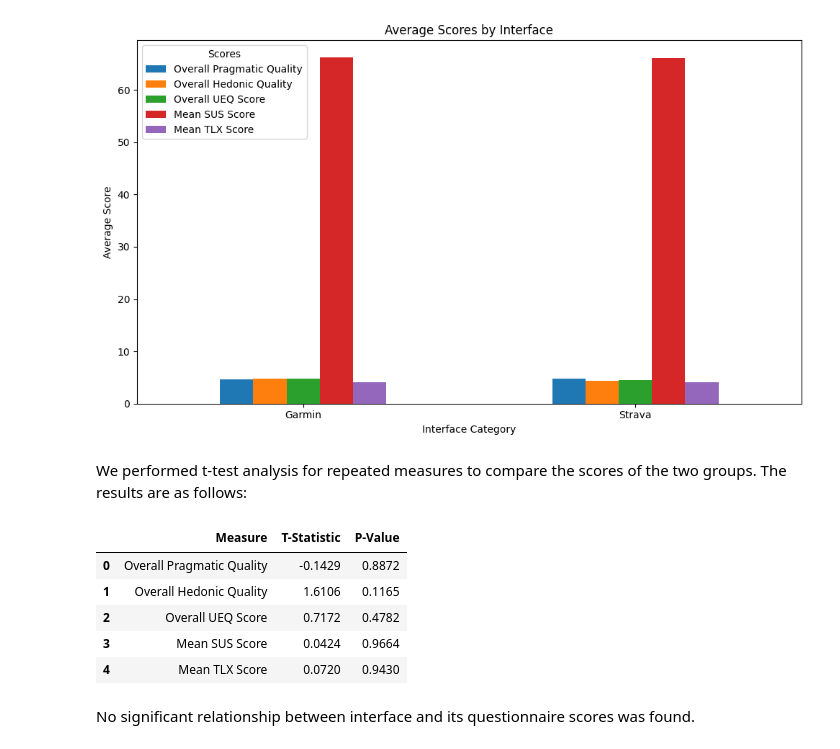
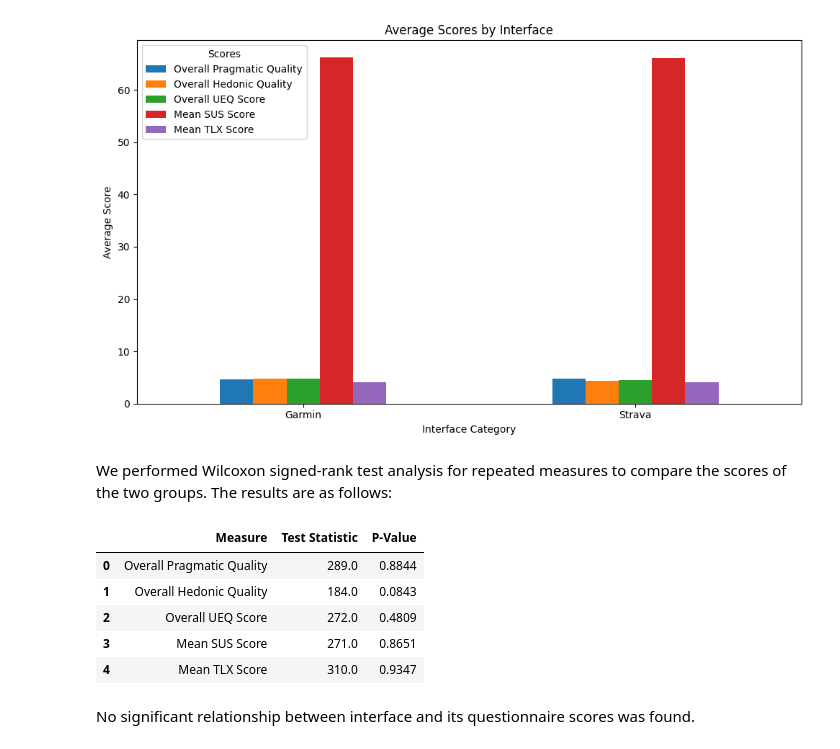
Before and after one commit to ggril/master_thesis, a Jupyter notebook: final_report.ipynb, the cells around one changed output. Drawn from its saved outputs; the diff is of its cells as text; code cells hidden in the pictures.

```diff
--- a/final_report.ipynb
+++ b/final_report.ipynb
@@ -112,17 +105,17 @@ analyst.visualize_scores(combined_scores)
 # %% [output]
 [figure]
 # %% [markdown]
-We performed t-test analysis for repeated measures to compare the scores of the two groups. The results are as follows:
+We performed Wilcoxon signed-rank test analysis for repeated measures to compare the scores of the two groups. The results are as follows:
-# %%
-t_statistics=analyst.t_stat(combined_scores)
-t_statistics
-# %% [output]
-|  | Measure | T-Statistic | P-Value |
-| 0 | Overall Pragmatic Quality | -0.1429 | 0.8872 |
-| 1 | Overall Hedonic Quality | 1.6106 | 0.1165 |
-| 2 | Overall UEQ Score | 0.7172 | 0.4782 |
-| 3 | Mean SUS Score | 0.0424 | 0.9664 |
-| 4 | Mean TLX Score | 0.0720 | 0.9430 |
+# %%
+wilcox=analyst.wilcoxon(combined_scores)
+wilcox
+# %% [output]
+|  | Measure | Test Statistic | P-Value |
+| 0 | Overall Pragmatic Quality | 289.0 | 0.8844 |
+| 1 | Overall Hedonic Quality | 184.0 | 0.0843 |
+| 2 | Overall UEQ Score | 272.0 | 0.4809 |
+| 3 | Mean SUS Score | 271.0 | 0.8651 |
+| 4 | Mean TLX Score | 310.0 | 0.9347 |
 # %% [markdown]
 No significant relationship between interface and its questionnaire scores was found.
 # %% [markdown]
```
Also changed, not shown: parts of 15 cells of this notebook, 1 other file.
